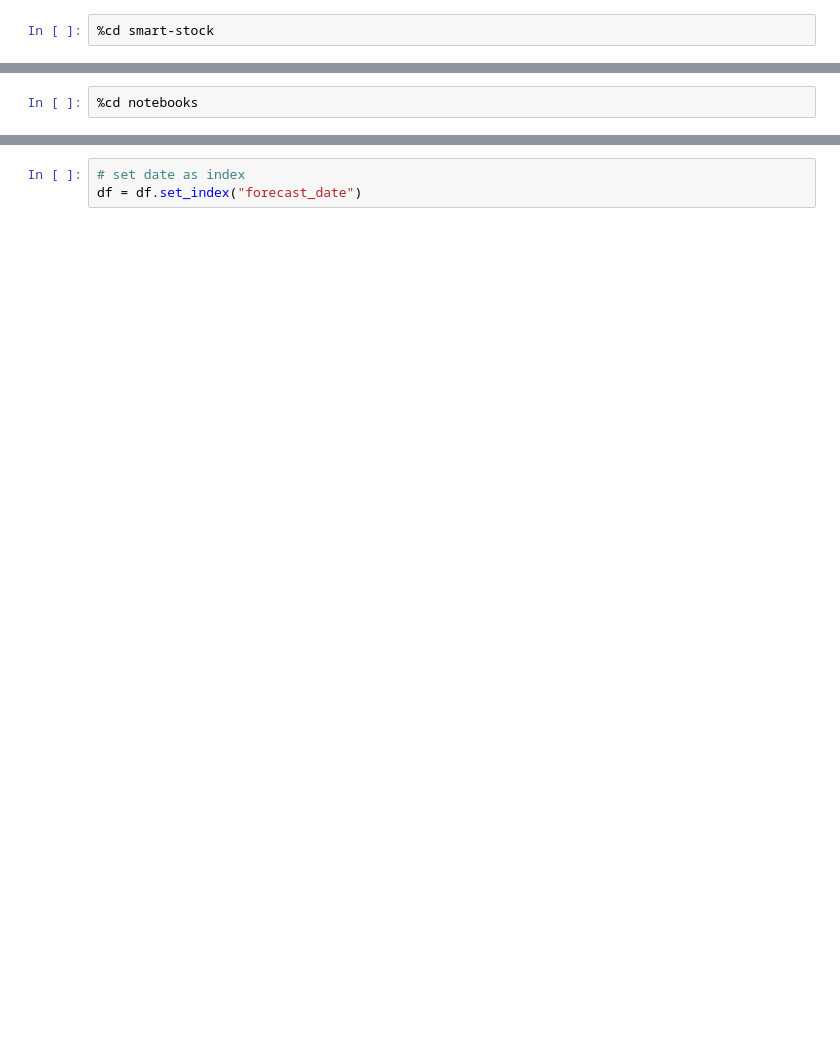
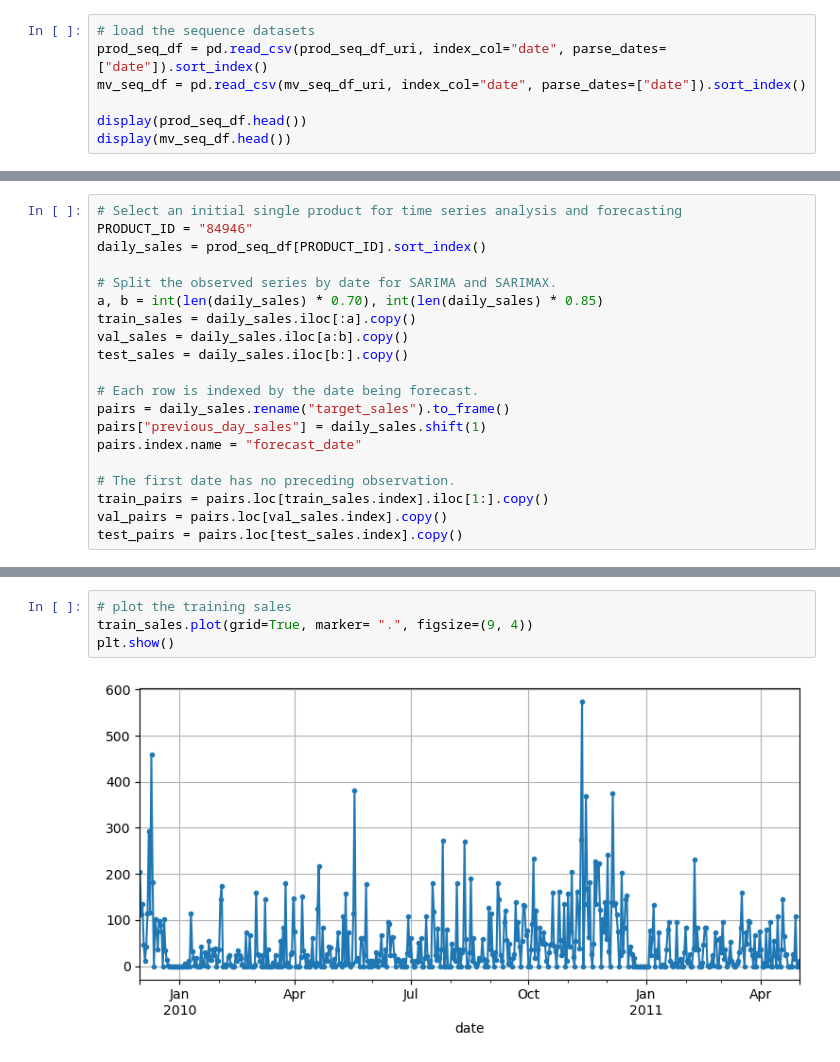
Before and after one commit to pboneza/smart-stock, a Jupyter notebook: notebooks/03_forecasting.ipynb, the cells around one changed output, grey strips where cells are left out. Drawn from its saved outputs; the diff is of its cells as text; blank space fills up the shorter version.

Commit message:
Updated forecasting notebook and started with inventory simulation

```diff
--- a/notebooks/03_forecasting.ipynb
+++ b/notebooks/03_forecasting.ipynb
@@ -24,3 +63,8 @@ c:\Users\patri
 # %%
-%cd smart-stock
+# load the sequence datasets
+prod_seq_df = pd.read_csv(prod_seq_df_uri, index_col="date", parse_dates=["date"]).sort_index()
+mv_seq_df = pd.read_csv(mv_seq_df_uri, index_col="date", parse_dates=["date"]).sort_index()
+
+display(prod_seq_df.head())
+display(mv_seq_df.head())
 # %% [output]
@@ -28,2 +87,20 @@ c:\Users\patri\smart-stock
 # %%
-%cd notebooks
+# Select an initial single product for time series analysis and forecasting
+PRODUCT_ID = "84946"
+daily_sales = prod_seq_df[PRODUCT_ID].sort_index()
+
+# Split the observed series by date for SARIMA and SARIMAX.
+a, b = int(len(daily_sales) * 0.70), int(len(daily_sales) * 0.85)
+train_sales = daily_sales.iloc[:a].copy()
+val_sales = daily_sales.iloc[a:b].copy()
+test_sales = daily_sales.iloc[b:].copy()
+
+# Each row is indexed by the date being forecast.
+pairs = daily_sales.rename("target_sales").to_frame()
+pairs["previous_day_sales"] = daily_sales.shift(1)
+pairs.index.name = "forecast_date"
+
+# The first date has no preceding observation.
+train_pairs = pairs.loc[train_sales.index].iloc[1:].copy()
+val_pairs = pairs.loc[val_sales.index].copy()
+test_pairs = pairs.loc[test_sales.index].copy()
@@ -51,3 +118,6 @@ df["forecast_date"] = pd.to_datetime(df["forecast_date"], errors="raise")
 # %%
-# set date as index
-df = df.set_index("forecast_date")
+# plot the training sales
+train_sales.plot(grid=True, marker= ".", figsize=(9, 4))
+plt.show()
+# %% [output]
+[figure, added]
```
Also changed, not shown: parts of 41 cells of this notebook, 1 other file.
